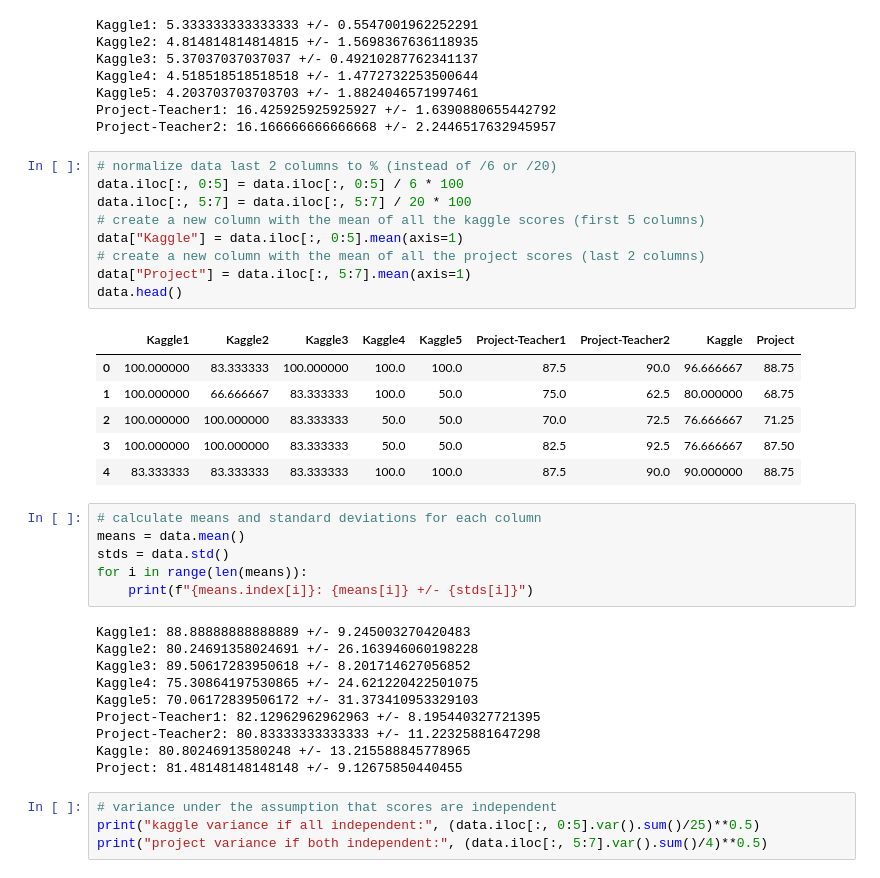
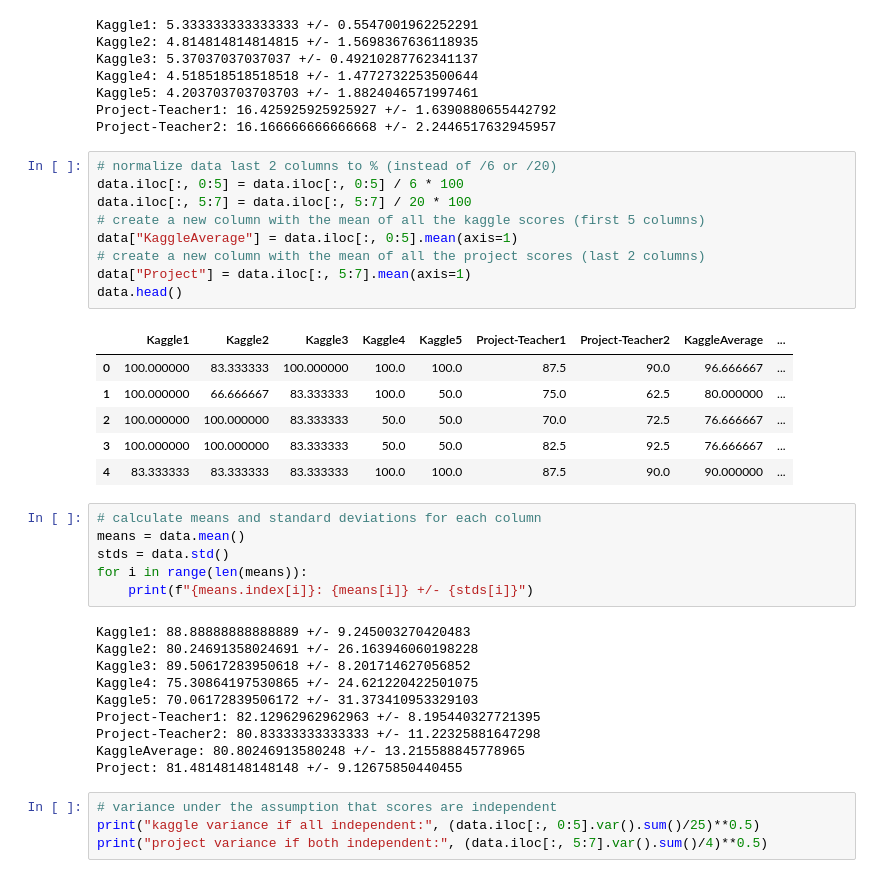
Before and after one commit to pauldubois98/MarkingCorrelation, a Jupyter notebook: analysis.ipynb, the cells around one changed output. Cells and saved outputs as stored; diff of their text form.

```diff
--- a/analysis.ipynb
+++ b/analysis.ipynb
@@ -29,19 +29,19 @@ Project-Teacher2: 16.166666666666668 +/- 2.2446517632945957
 # %%
 # normalize data last 2 columns to % (instead of /6 or /20)
 data.iloc[:, 0:5] = data.iloc[:, 0:5] / 6 * 100
 data.iloc[:, 5:7] = data.iloc[:, 5:7] / 20 * 100
 # create a new column with the mean of all the kaggle scores (first 5 columns)
-data["Kaggle"] = data.iloc[:, 0:5].mean(axis=1)
+data["KaggleAverage"] = data.iloc[:, 0:5].mean(axis=1)
 # create a new column with the mean of all the project scores (last 2 columns)
 data["Project"] = data.iloc[:, 5:7].mean(axis=1)
 data.head()
 # %% [output]
-|  | Kaggle1 | Kaggle2 | Kaggle3 | Kaggle4 | Kaggle5 | Project-Teacher1 | Project-Teacher2 | Kaggle | Project |
-| 0 | 100.000000 | 83.333333 | 100.000000 | 100.0 | 100.0 | 87.5 | 90.0 | 96.666667 | 88.75 |
-| 1 | 100.000000 | 66.666667 | 83.333333 | 100.0 | 50.0 | 75.0 | 62.5 | 80.000000 | 68.75 |
-| 2 | 100.000000 | 100.000000 | 83.333333 | 50.0 | 50.0 | 70.0 | 72.5 | 76.666667 | 71.25 |
-| 3 | 100.000000 | 100.000000 | 83.333333 | 50.0 | 50.0 | 82.5 | 92.5 | 76.666667 | 87.50 |
-| 4 | 83.333333 | 83.333333 | 83.333333 | 100.0 | 100.0 | 87.5 | 90.0 | 90.000000 | 88.75 |
+|  | Kaggle1 | Kaggle2 | Kaggle3 | Kaggle4 | Kaggle5 | Project-Teacher1 | Project-Teacher2 | KaggleAverage | ... |
+| 0 | 100.000000 | 83.333333 | 100.000000 | 100.0 | 100.0 | 87.5 | 90.0 | 96.666667 | ... |
+| 1 | 100.000000 | 66.666667 | 83.333333 | 100.0 | 50.0 | 75.0 | 62.5 | 80.000000 | ... |
+| 2 | 100.000000 | 100.000000 | 83.333333 | 50.0 | 50.0 | 70.0 | 72.5 | 76.666667 | ... |
+| 3 | 100.000000 | 100.000000 | 83.333333 | 50.0 | 50.0 | 82.5 | 92.5 | 76.666667 | ... |
+| 4 | 83.333333 | 83.333333 | 83.333333 | 100.0 | 100.0 | 87.5 | 90.0 | 90.000000 | ... |
 # %%
 # calculate means and standard deviations for each column
 means = data.mean()
@@ -56,7 +56,7 @@ Kaggle4: 75.30864197530865 +/- 24.621220422501075
 Kaggle5: 70.06172839506172 +/- 31.373410953329103
 Project-Teacher1: 82.12962962962963 +/- 8.195440327721395
 Project-Teacher2: 80.83333333333333 +/- 11.22325881647298
-Kaggle: 80.80246913580248 +/- 13.215588845778965
+KaggleAverage: 80.80246913580248 +/- 13.215588845778965
 Project: 81.48148148148148 +/- 9.12675850440455
 # %%
 # variance under the assumption that scores are independent
```
Also changed, not shown: parts of 3 cells of this notebook.
